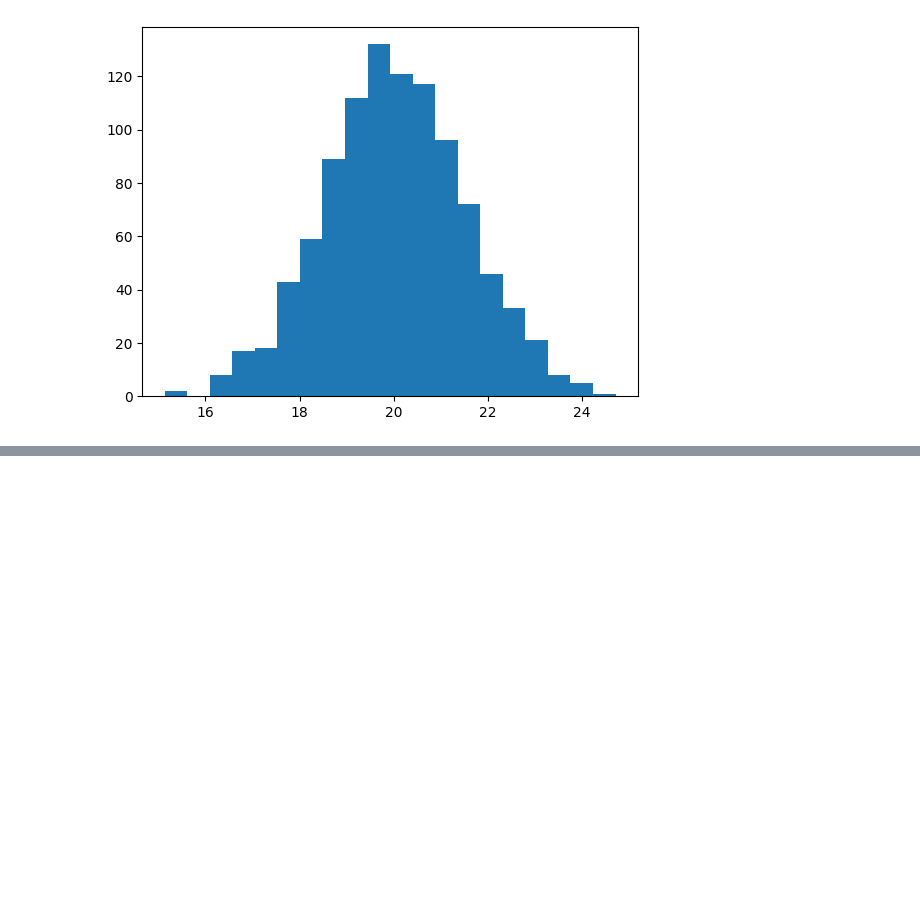
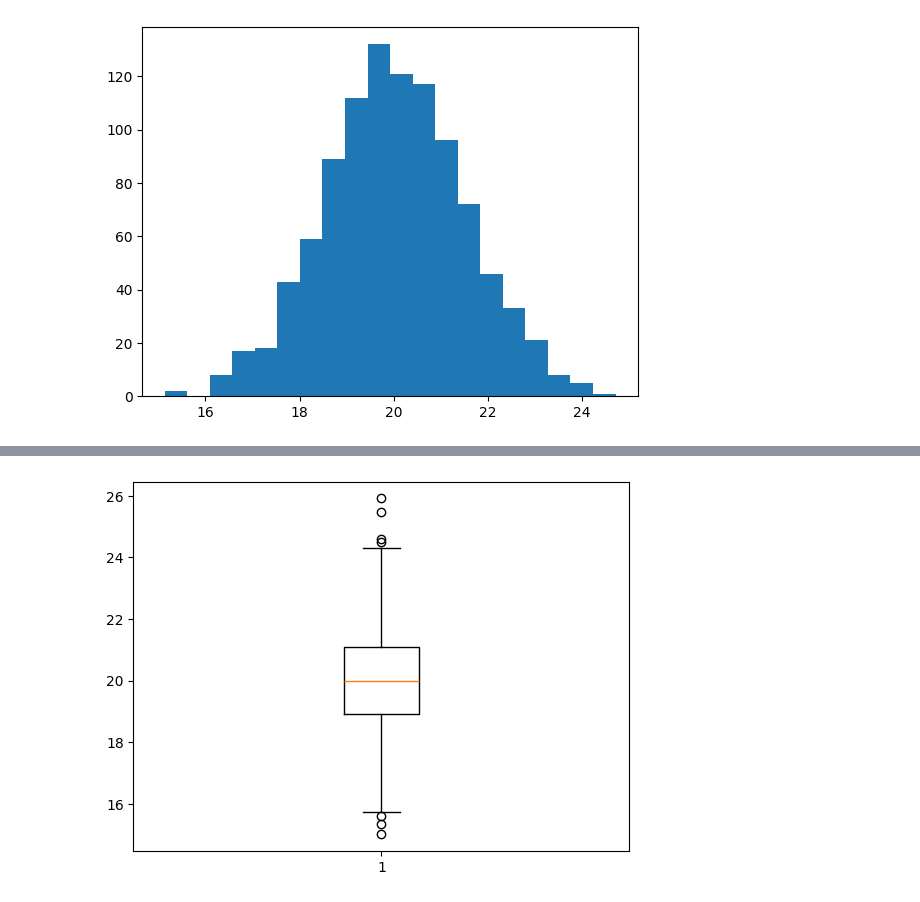
Before and after one commit to Peanshupranjal18/Python_Data_Analysis, a Jupyter notebook: Untitled.ipynb, the cells around one changed output, grey strips where cells are left out. Cells and saved outputs as stored; diff of their text form; code cells hidden in the pictures; blank space fills up the shorter version.

```diff
--- a/Untitled.ipynb
+++ b/Untitled.ipynb
@@ -412,0 +418,5 @@ plt.show()
+# %%
+plt.boxplot(ages)
+plt.show()
+# %% [output]
+[figure, added]
```
Also changed, not shown: parts of 4 cells of this notebook.
